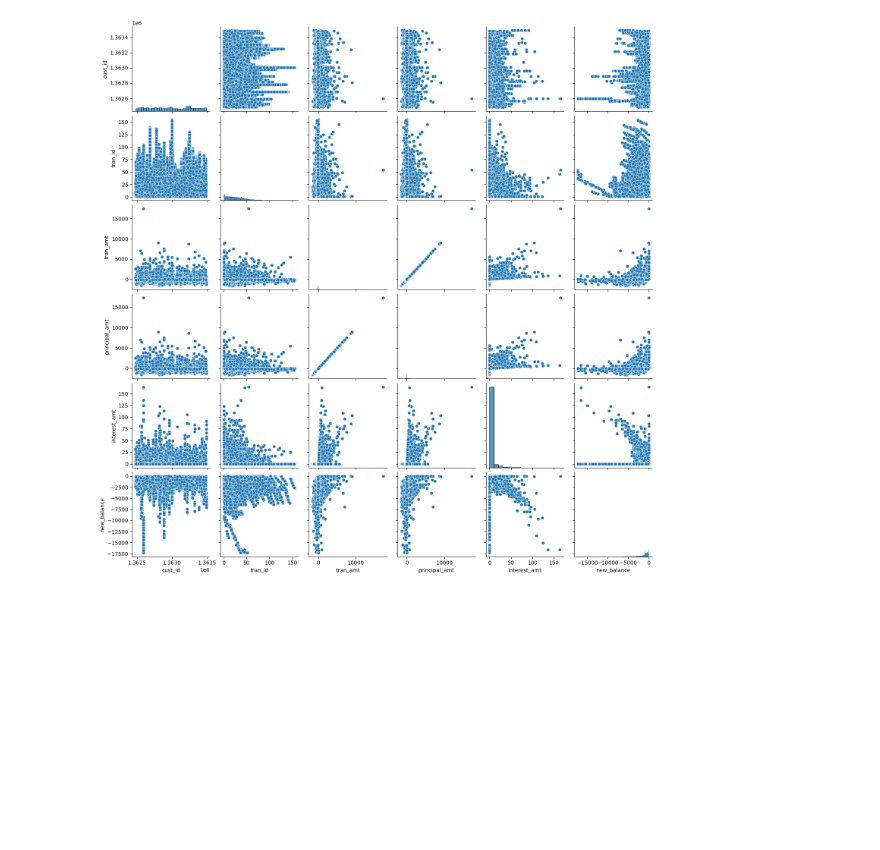
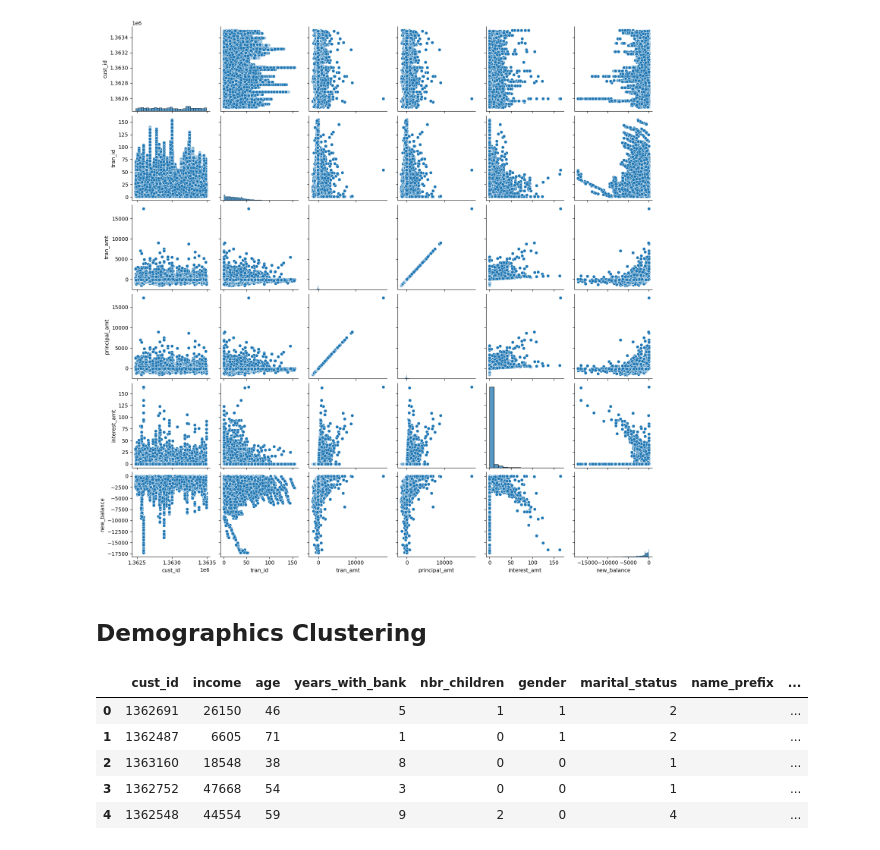
Before and after one commit to btmarsh6/mini-project-III, a Jupyter notebook: Ben_notebook.ipynb, the cells around one changed output. Cells and saved outputs as stored; diff of their text form; code cells hidden in the pictures; blank space fills up the shorter version.

```diff
--- a/Ben_notebook.ipynb
+++ b/Ben_notebook.ipynb
@@ -780,3 +780,15 @@ sns.pairplot(credit_tran_df)
 # %% [output]
 <seaborn.axisgrid.PairGrid at 0x...>
 [figure]
+# %% [markdown]
+## Demographics Clustering
+# %%
+cust_df = pd.read_csv('clean_data/customer_df_clean.csv')
+cust_df.head()
+# %% [output]
+|  | cust_id | income | age | years_with_bank | nbr_children | gender | marital_status | name_prefix | ... |
+| 0 | 1362691 | 26150 | 46 | 5 | 1 | 1 | 2 |  | ... |
+| 1 | 1362487 | 6605 | 71 | 1 | 0 | 1 | 2 |  | ... |
+| 2 | 1363160 | 18548 | 38 | 8 | 0 | 0 | 1 |  | ... |
+| 3 | 1362752 | 47668 | 54 | 3 | 0 | 0 | 1 |  | ... |
+| 4 | 1362548 | 44554 | 59 | 9 | 2 | 0 | 4 |  | ... |
```
Also changed, not shown: parts of 2 cells of this notebook, 1 other file.
